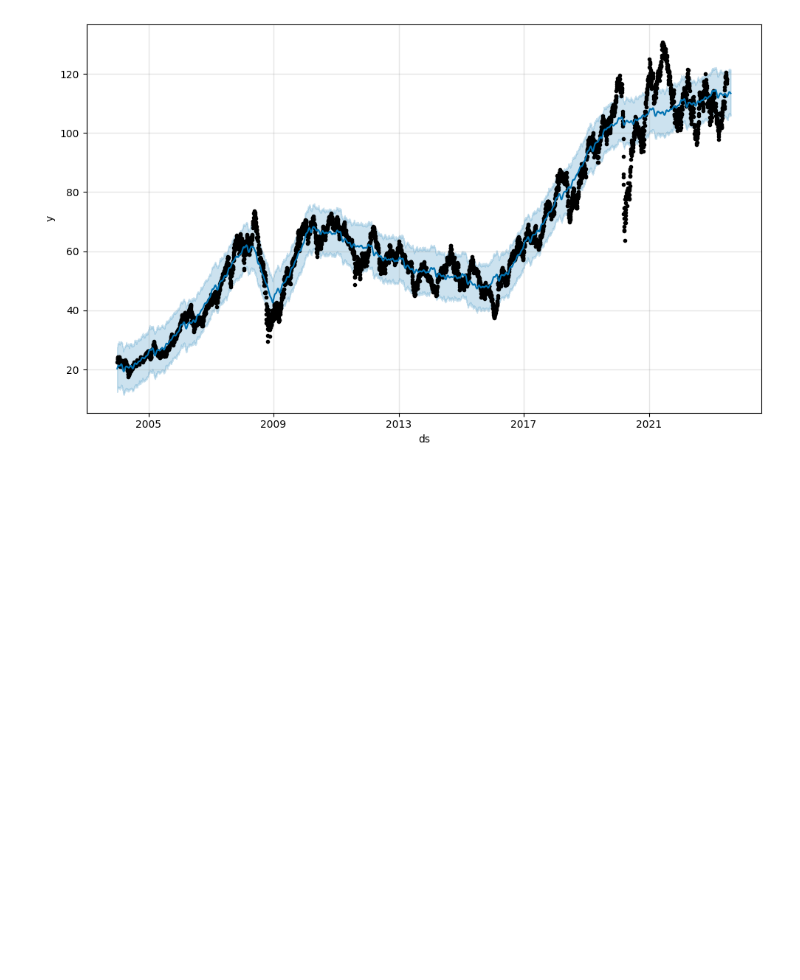
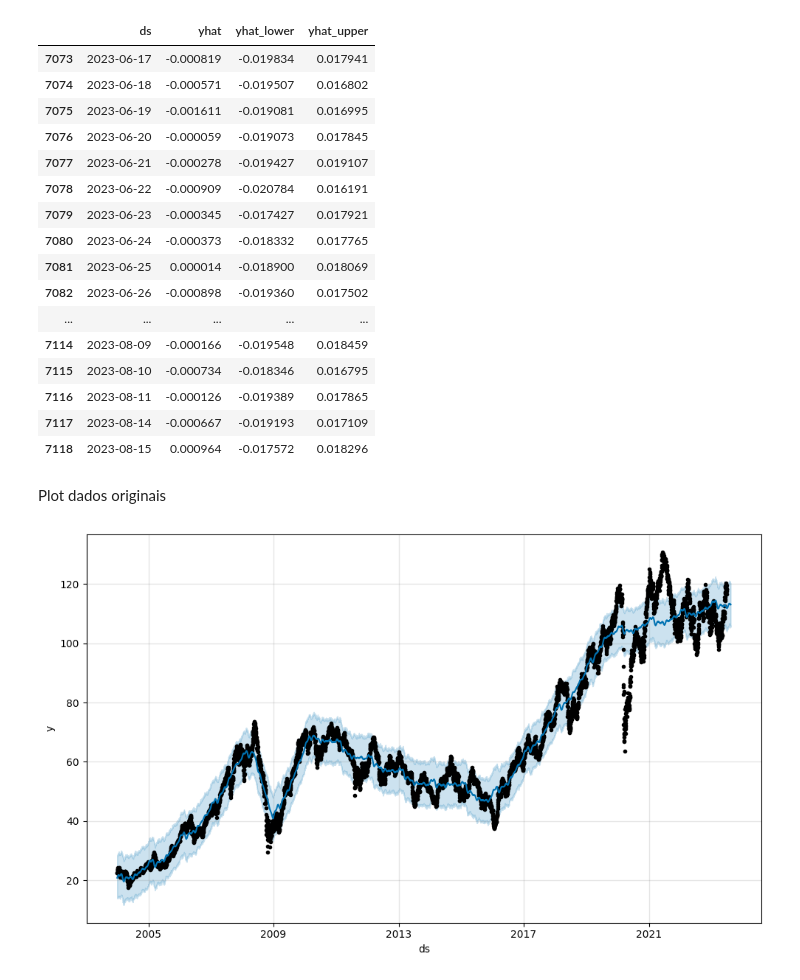
Before and after one commit to MCardosoDev/Tech_Challenge_Fase2, a Jupyter notebook: Tech_Challenge2_prophet.ipynb, the cells around one changed output. Saved outputs shown, nothing was run; the diff lists cells and outputs as text; code cells hidden in the pictures; blank space fills up the shorter version.

```diff
--- a/Tech_Challenge2_prophet.ipynb
+++ b/Tech_Challenge2_prophet.ipynb
@@ -157,3 +178,27 @@ prophet_future[['ds', 'yhat', 'yhat_lower', 'yhat_upper']]
+# %%
+prophet_forecast_diff = m_diff.predict(future_diff)
+prophet_future_diff=prophet_forecast_diff.tail(46)
+prophet_future_diff[['ds', 'yhat', 'yhat_lower', 'yhat_upper']]
+# %% [output]
+|  | ds | yhat | yhat_lower | yhat_upper |
+| 7073 | 2023-06-17 | -0.000819 | -0.019834 | 0.017941 |
+| 7074 | 2023-06-18 | -0.000571 | -0.019507 | 0.016802 |
+| 7075 | 2023-06-19 | -0.001611 | -0.019081 | 0.016995 |
+| 7076 | 2023-06-20 | -0.000059 | -0.019073 | 0.017845 |
+| 7077 | 2023-06-21 | -0.000278 | -0.019427 | 0.019107 |
+| 7078 | 2023-06-22 | -0.000909 | -0.020784 | 0.016191 |
+| 7079 | 2023-06-23 | -0.000345 | -0.017427 | 0.017921 |
+| 7080 | 2023-06-24 | -0.000373 | -0.018332 | 0.017765 |
+| 7081 | 2023-06-25 | 0.000014 | -0.018900 | 0.018069 |
+| 7082 | 2023-06-26 | -0.000898 | -0.019360 | 0.017502 |
+| ... | ... | ... | ... | ... |
+| 7114 | 2023-08-09 | -0.000166 | -0.019548 | 0.018459 |
+| 7115 | 2023-08-10 | -0.000734 | -0.018346 | 0.016795 |
+| 7116 | 2023-08-11 | -0.000126 | -0.019389 | 0.017865 |
+| 7117 | 2023-08-14 | -0.000667 | -0.019193 | 0.017109 |
+| 7118 | 2023-08-15 | 0.000964 | -0.017572 | 0.018296 |
+# %% [markdown]
+Plot dados originais
 # %%
 fig = m.plot(prophet_forecast)
 # %% [output]
```
Also changed, not shown: parts of 36 cells of this notebook, 13 other files.
